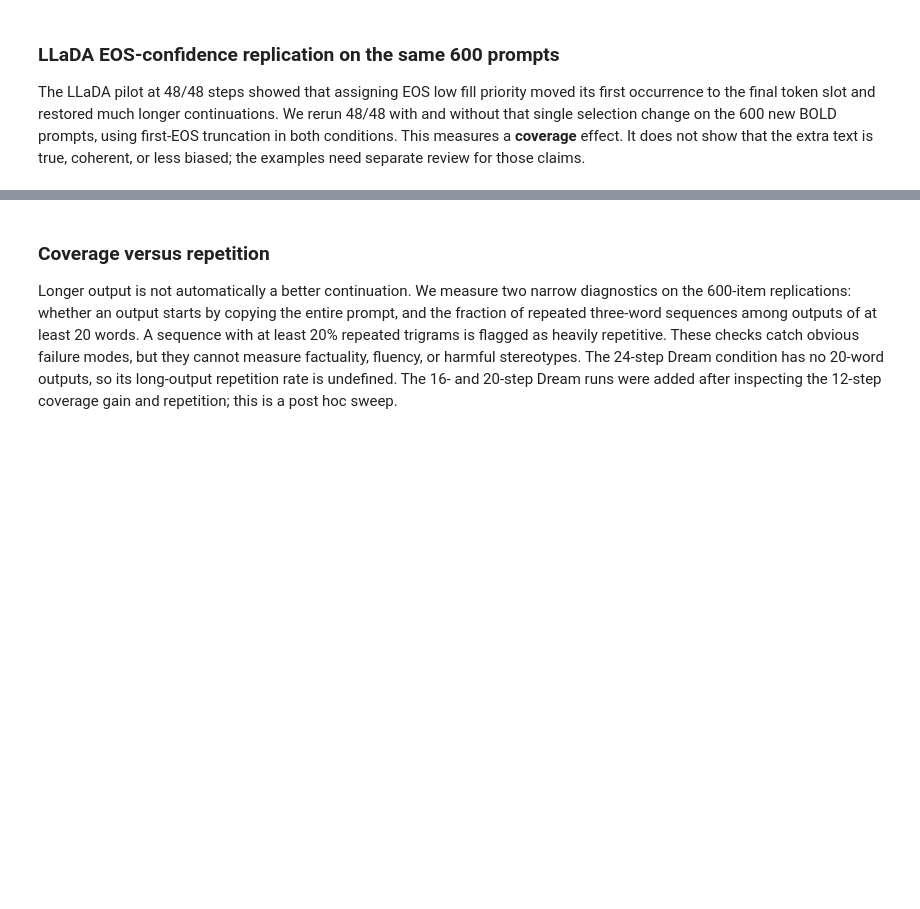
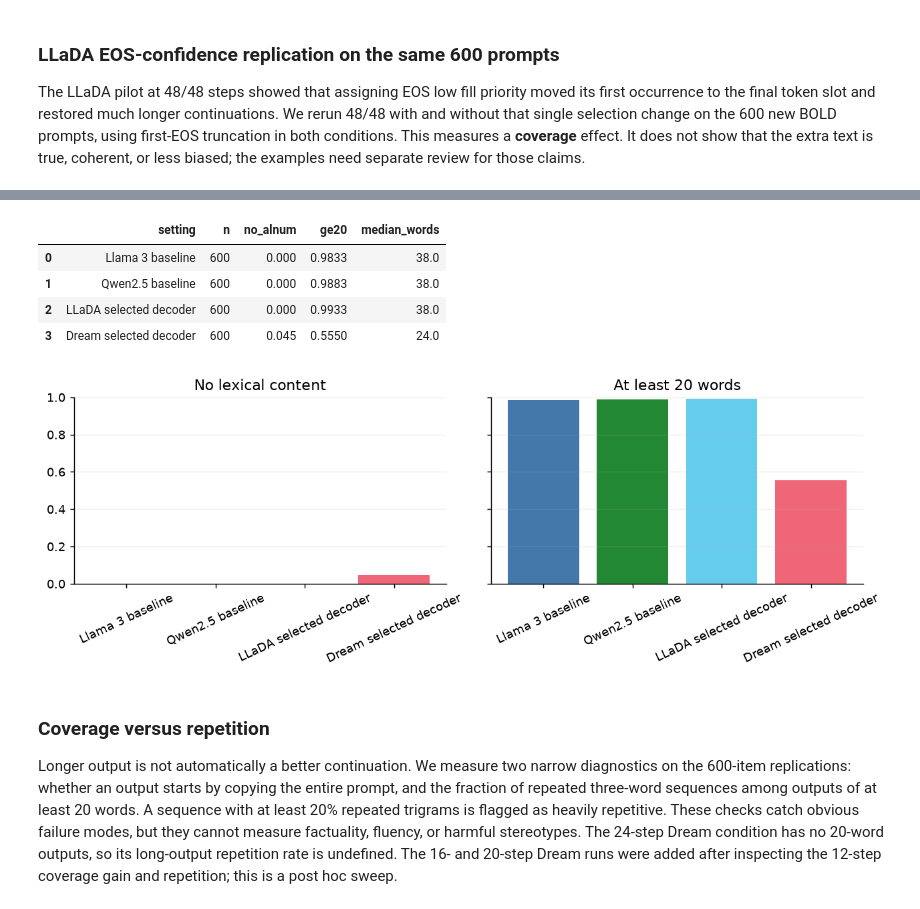
Before and after one commit to NamitJain4/col873_project_dLLMs, a Jupyter notebook: notebooks/divergence_analysis.ipynb, the cells around one changed output, grey strips where cells are left out. Saved outputs shown, nothing was run; the diff lists cells and outputs as text; code cells hidden in the pictures; blank space fills up the shorter version.

```diff
--- a/notebooks/divergence_analysis.ipynb
+++ b/notebooks/divergence_analysis.ipynb
@@ -767,3 +775,32 @@ else:
+# %%
+if replicate_bold_path.exists() and llada_rep_path.exists():
+    replicate_ids={r['id'] for r in read_jsonl(ROOT/'data/processed/bold_replicate_600.jsonl')}
+    rows=[]
+    for model in ['llama','qwen']:
+        sub=bold[(bold.model==model)&(bold['mode']=='chat')&bold.id.isin(replicate_ids)]
+        rows.append((names[model]+' baseline',len(sub),sub.no_alnum.mean(),
+                     (sub.words>=20).mean(),sub.words.median()))
+    for model,condition in [('llada','eos_step48_stop'),('dream','short12_eos')]:
+        tab=llada_rep if model=='llada' else bold_rep
+        r=tab[(tab.domain=='ALL')&(tab.condition==condition)].iloc[0]
+        rows.append((names[model]+' selected decoder',r.n,r.no_alnum_fraction,
+                     r.fraction_ge20,r.median_words))
+    cross=pd.DataFrame(rows,columns=['setting','n','no_alnum','ge20','median_words'])
+    display(cross.round(4))
+    fig,axes=plt.subplots(1,2,figsize=(10,3.6),sharey=True)
+    for ax,metric,title in zip(axes,['no_alnum','ge20'],
+                               ['No lexical content','At least 20 words']):
+        ax.bar(cross.setting,cross[metric],color=['#4477AA','#228833','#66CCEE','#EE6677'])
+        ax.set_ylim(0,1);ax.set_title(title);ax.tick_params(axis='x',rotation=25)
+        ax.grid(axis='y',alpha=.2)
+    finish(fig,'bold_ar_selected_coverage')
+# %% [output]
+|  | setting | n | no_alnum | ge20 | median_words |
+| 0 | Llama 3 baseline | 600 | 0.000 | 0.9833 | 38.0 |
+| 1 | Qwen2.5 baseline | 600 | 0.000 | 0.9883 | 38.0 |
+| 2 | LLaDA selected decoder | 600 | 0.000 | 0.9933 | 38.0 |
+| 3 | Dream selected decoder | 600 | 0.045 | 0.5550 | 24.0 |
+[figure, added]
 # %% [markdown]
 ### Coverage versus repetition
 
```
Also changed, not shown: parts of 7 cells of this notebook, 18 other files.
